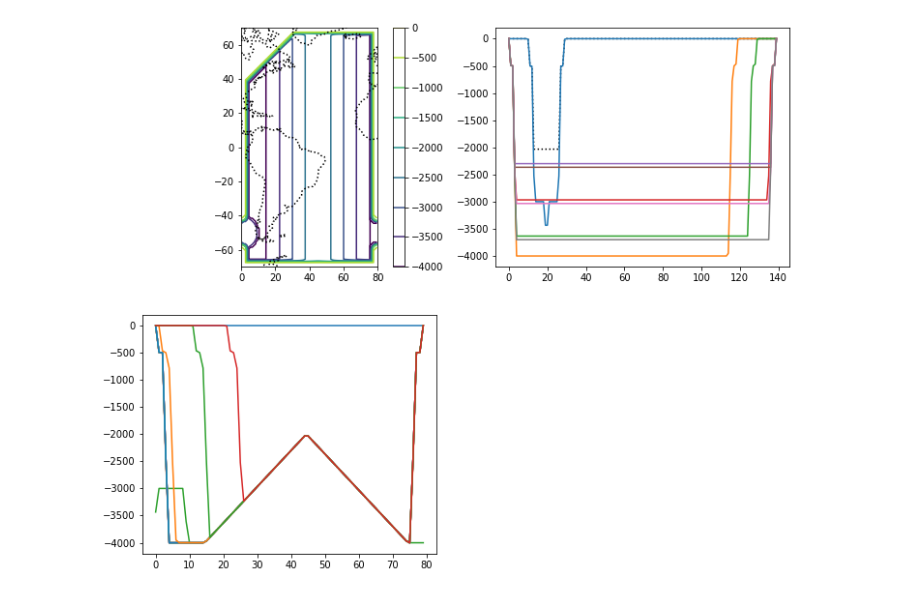
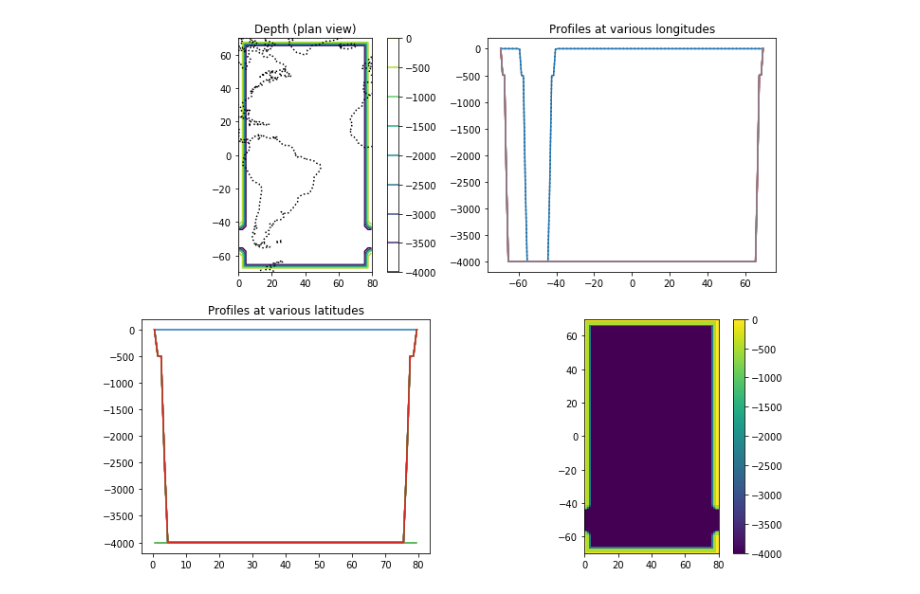
Before and after one commit to ocean-eddy-cpt/NeverWorld2, a Jupyter notebook: NeverWorld2.ipynb, the cells around one changed output. Drawn from its saved outputs; the diff is of its cells as text; code cells hidden in the pictures.

Commit message:
Major re-factor to make presentable
- Moved topo class into python file
- Built up topgraphy over multiple cells in notebook to illustrate stages of complexity

```diff
--- a/NeverWorld2.ipynb
+++ b/NeverWorld2.ipynb
@@ -97,37 +7,27 @@ topo.test1d()
-# %%
-D0 = 4000
-p = 1
-cw, cd = 5, 500
-T = topo(140, 80, dlon=80, dlat=140, lat0=-70, D=D0)
-T.add_NS_coast(0, -40, 90, cw, cd)
-T.add_NS_coast(80, -40, 90, cw, cd)
-T.add_NS_coast(0, -90, -60, cw, cd)
-T.add_NS_coast(80, -90, -60, cw, cd)
-T.add_EW_coast(-360, 360, -70, cw, cd)
-T.add_EW_coast(-360, 360, 70, cw, cd)
-T.add_angled_coast(-40, 40, cw, cd)
-T.add_circular_ridge(0, -50, 5, 5, 1000)
-T.add_NS_ridge(45, -90, 90, 30, D0/2)
-# T.add_circular_ridge(20, 30, 0, 5, 3000) # Seamount?
-
-plt.figure(figsize=(12,10))
-ax = plt.subplot(2,2,1)
-plt.contour(T.xc, T.yc, T.z, levels=numpy.arange(-D0,1,500))
-plt.colorbar()
-
-# Draw coastlines in NeverWorld2 space (i.e. offset in longitude)
-for geo in cartopy.feature.COASTLINE.geometries():
-    for g in geo:
-        x,y = zip(*list(g.coords))
-        plt.plot(numpy.array(x)-Atlantic_lon_offset,y, 'k:')
-ax.set_xlim(NW2_lonW, NW2_lonE)
-ax.set_ylim(NW2_latS, NW2_latN)
-ax.set_aspect('equal')
-
-plt.subplot(2,2,2)
-plt.plot( T.z.max(axis=1), 'k:')
-plt.plot( T.z[:,::10]);
-plt.subplot(2,2,3)
-plt.plot( T.z[::10,:].T);
-# %% [output]
-[figure, removed]
+# %%
+# NeverWorld2 domain
+NW2_lonW, NW2_lonE = 0, 80
+NW2_latS, NW2_latN = -70, 70
+
+D0 = 4000 # Nominal depth (m)
+cd = 500 # Depth of coastal shelf (m)
+drake = 2500 # Depth of Drake sill (m)
+cw = 5 # Width of coastal shelf (degrees)
+
+# Logical domain (grid points)
+nj, ni = 140, 80
+# %%
+# Simple "Atlantic" box with re-entrant Drake passage
+
+T = topo_builder.topo(nj, ni, dlon=NW2_lonE, dlat=NW2_latN-NW2_latS, lat0=NW2_latS, D=D0)
+T.add_NS_coast(NW2_lonW, -40, 90, cw, cd)
+T.add_NS_coast(NW2_lonE, -40, 90, cw, cd)
+T.add_NS_coast(NW2_lonW, -90, -60, cw, cd)
+T.add_NS_coast(NW2_lonE, -90, -60, cw, cd)
+T.add_EW_coast(-360, 360, NW2_latS, cw, cd)
+T.add_EW_coast(-360, 360, NW2_latN, cw, cd)
+
+fig = plt.figure(figsize=(12,10))
+T.plot(fig, Atlantic_lon_offset=-84)
+# %% [output]
+[figure, added]
```
Also changed, not shown: parts of 6 cells of this notebook, 1 other file.
